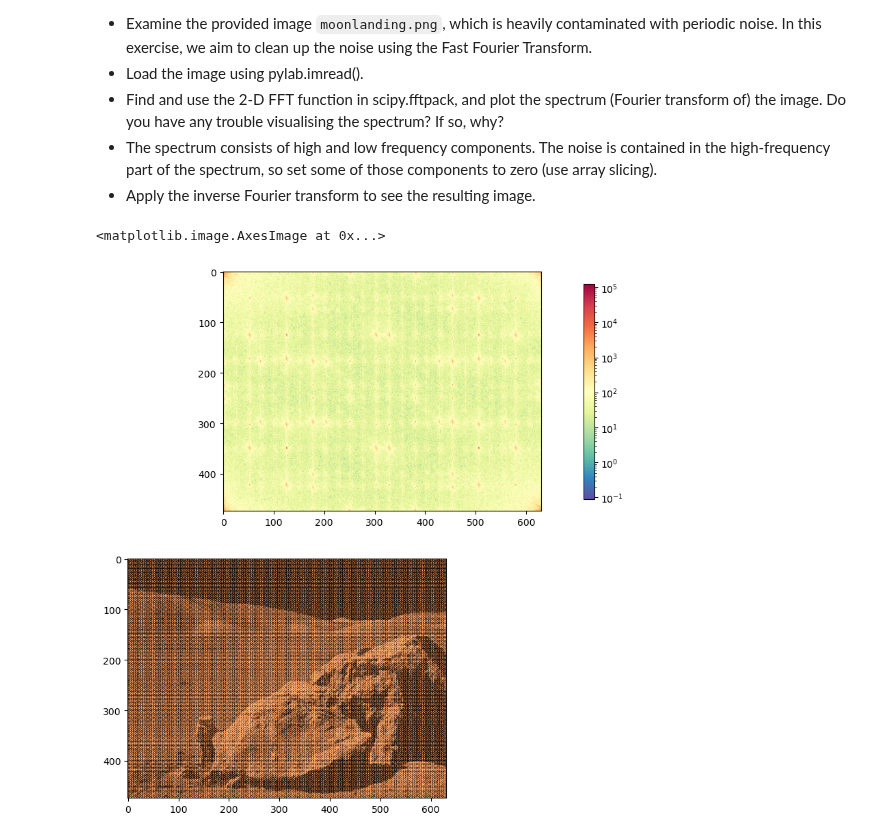
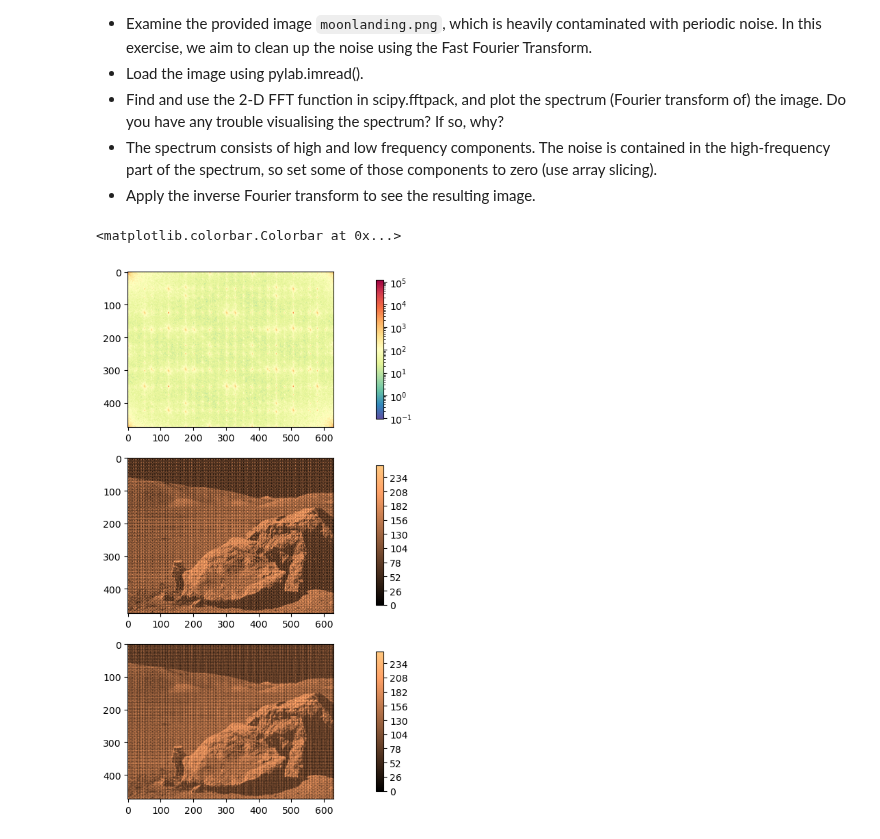
Before and after one commit to LeoPi314/LaboratoryOfComputationalPhysics_Y7, a Jupyter notebook: 09ex_Algorithms.ipynb, the cells around one changed output. Cells and saved outputs as stored; diff of their text form; code cells hidden in the pictures.

```diff
--- a/09ex_Algorithms.ipynb
+++ b/09ex_Algorithms.ipynb
@@ -216,31 +215,55 @@ Performe a periodicity analysis on the lynxs-hares population
 # %%
 from scipy import fftpack as dft
 data = plt.imread('moonlanding.png')
 
 c_transf = dft.fft2( data )
 transf = abs(c_transf)
 # print(transf.max(), transf.min())
 # fig, axs= plt.subplots(nrows=2, ncols=1, figsize=(16,10))
 # ax = axs[0]
 # ax.imshow( np.log(transf) , cmap = 'Spectral_r' )
 # fig.colorbar(plt.cm.ScalarMappable( norm = mpc.Normalize(vmin=np.log(transf.min()), vmax=np.log(transf.max()), clip=False), cmap='Spectral_r'), ax=ax, shrink=0.67)
 # ax = axs[1]
 # ax.imshow( transf , cmap = 'Spectral_r' , norm = mpc.LogNorm(vmin=transf.min(), vmax=transf.max(), clip=False ))
 # fig.colorbar(plt.cm.ScalarMappable( norm = mpc.LogNorm(vmin=transf.min(), vmax=transf.max(), clip=False ), cmap='Spectral_r'), ax=ax, shrink=0.67)
-fig, axs= plt.subplots(nrows=2, ncols=1, figsize=(16,10))
+fig, axs= plt.subplots(nrows=3, ncols=1, figsize=(16,10))
 ax = axs[0]
 ax.imshow( transf , cmap = 'Spectral_r' , norm = mpc.LogNorm(vmin=transf.min(), vmax=transf.max(), clip=False ))
 fig.colorbar(plt.cm.ScalarMappable( norm = mpc.LogNorm(vmin=transf.min(), vmax=transf.max(), clip=False ), cmap='Spectral_r'), ax=ax, shrink=0.9)
-#print(i_transf.shape)
+
 ax = axs[1]
-i_transf = dft.ifft2( c_transf )
-ax.imshow( abs(i_transf) , cmap = 'copper' , norm = mpc.LogNorm(vmin=transf.min(), vmax=transf.max(), clip=False ))
-ax.imshow( abs(i_transf) , cmap = 'copper')
-#transf[ transf > np.power(10., 3)] = 0
-#t_clean = transf
-#clean = abs(dft.ifft2( t_clean ))
-#ax.imshow( clean , cmap = 'copper' , norm = mpc.LogNorm(vmin=transf.min(), vmax=transf.max(), clip=False ))
-#ax.imshow( clean , cmap = 'copper' , norm = mpc.LogNorm(vmin=transf.min(), vmax=transf.max(), clip=False ))
+ax.imshow( data , cmap = 'copper' , norm = mpc.NoNorm(vmin=data.min(), vmax=data.max(), clip=False ))
+fig.colorbar(plt.cm.ScalarMappable( norm = mpc.NoNorm(vmin=data.min(), vmax=data.max(), clip=False ), cmap='copper'), ax=ax, shrink=0.9)
+
+
+ax = axs[2]
+clear_transf = c_transf
+lower = 0.1
+upper = 0.9
+limit = [ [int(c_transf.shape[0] * lower) , int(c_transf.shape[0] * upper)] , [int(c_transf.shape[1] * lower) , int(c_transf.shape[1] * upper)] , [int((c_transf.shape[0] + c_transf.shape[1]) * lower) , int((c_transf.shape[0] + c_transf.shape[1]) * upper)] ]
+# print(limit, clear_transf.shape)
+# clear_transf[ limit[0][0] : limit[0][1] , limit[1][0] : limit[1][1] ] = 0.
+# clear_transf[ clear_transf  < np.power( 10, 1. )] = 0.
+# clear_transf[ limit[0][0] : limit[0][1] , 0 : -1 ] = 0.
+# clear_transf[ 0: -1 , limit[1][0] : limit[1][1] ] = 0.
+# for i in range(clear_transf.shape[0]) :
+#     for j in range(clear_transf.shape[1]) :
+#         if ( limit[0][0] <= i <= limit[0][1] ) :
+#             if( limit[1][0] <= j <= limit[1][1]) :
+#                 c_transf[i][j] = 0.
+#             elif ( limit[2][0] <= (i+j) <= limit[2][1] ) :
+#                 c_transf[i][j] = 0.
+#         if ( limit[1][0] <= j <= limit[1][1] ) :
+#             if( limit[0][0] <= i <= limit[0][1]) :
+#                 c_transf[i][j] = 0.
+#             elif ( limit[2][0] <= abs(i-j) <= limit[2][1] ) :
+#                 c_transf[i][j] = 0.
+#clear_transf[ limit[0][0] : limit[0][1] , limit[1][0] : limit[1][1] ][ clear_transf[ limit[0][0] : limit[0][1] , limit[1][0] : limit[1][1] ]  < np.power( 10, 1. )] = 0.
+
+i_transf = dft.ifft2( clear_transf )
+clean = abs(i_transf)
+ax.imshow( clean , cmap = 'copper' , norm = mpc.NoNorm(vmin=clean.min(), vmax=clean.max(), clip=False ))
+fig.colorbar(plt.cm.ScalarMappable( norm = mpc.NoNorm(vmin=clean.min(), vmax=clean.max(), clip=False ), cmap='copper'), ax=ax, shrink=0.9)
 # %% [output]
-<matplotlib.image.AxesImage at 0x...>
+<matplotlib.colorbar.Colorbar at 0x...>
-[figure, old version]
+[figure, new version]
```
Also changed, not shown: parts of 2 cells of this notebook, 1 other file.
